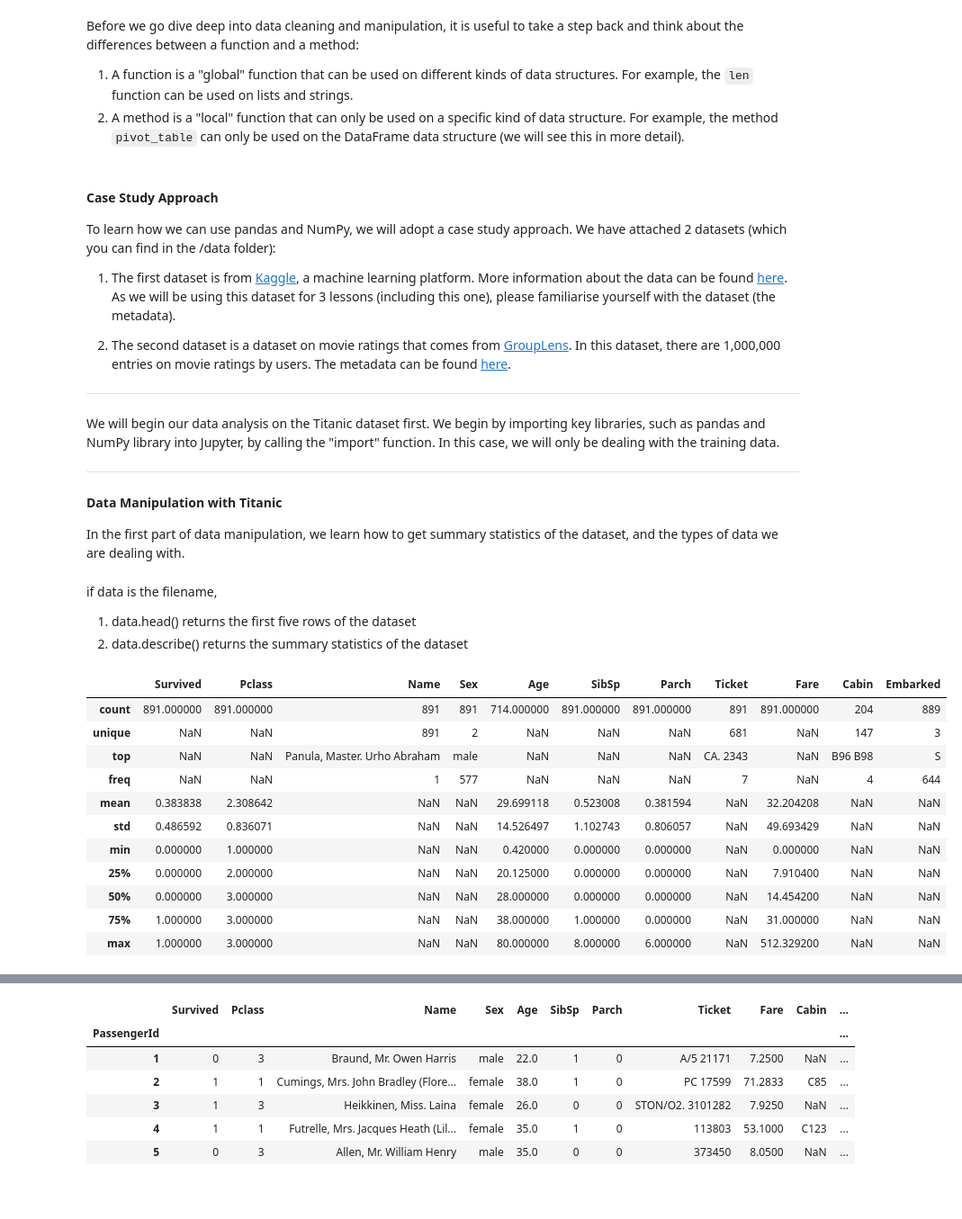
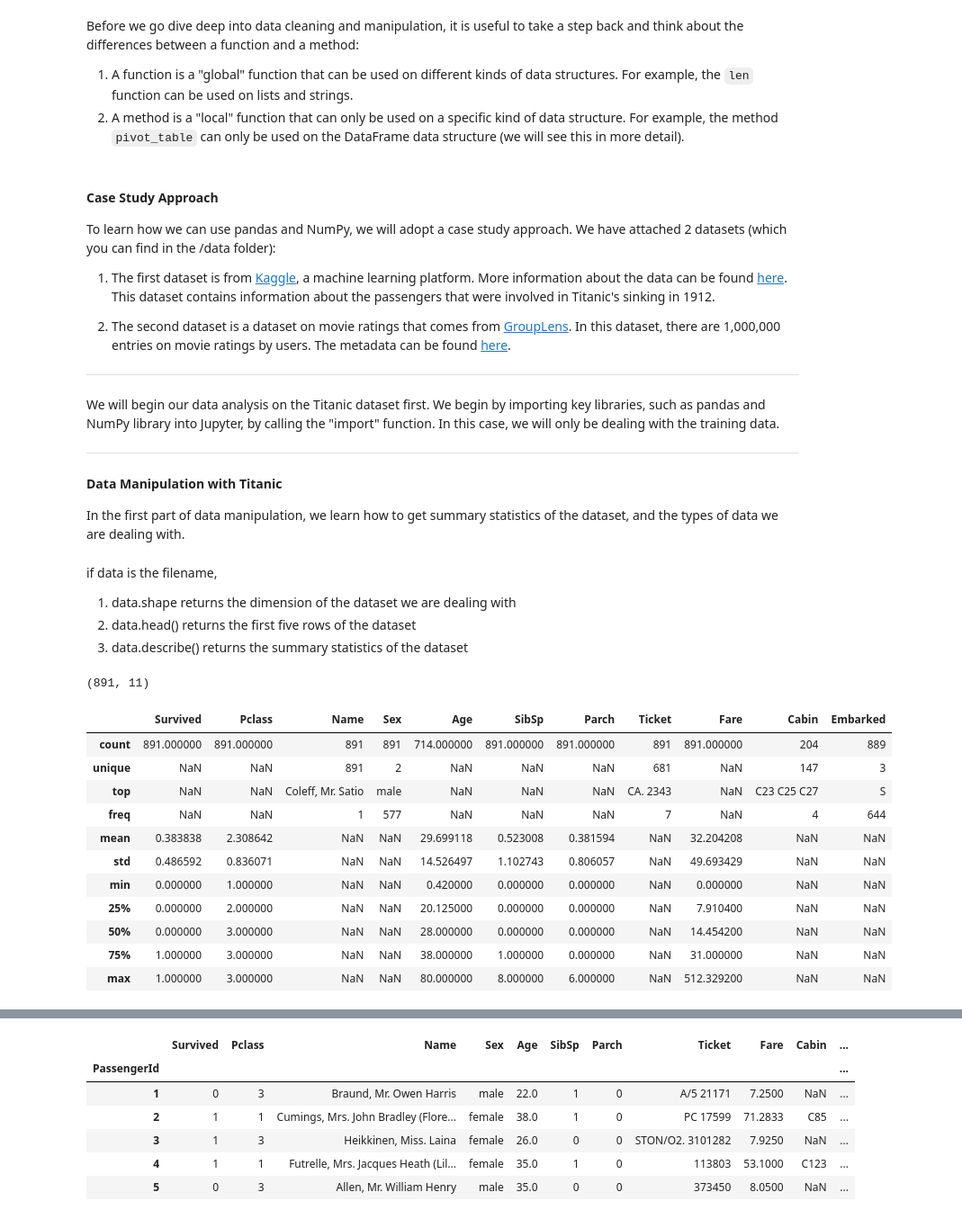
Before and after one commit to ngbolin/PythonProgrammingWorkshop, a Jupyter notebook: SMUMSE_ProgWorkshop_Lesson3.ipynb, the cells around one changed output, grey strips where cells are left out. Shown at 90% size. Drawn from its saved outputs; the diff is of its cells as text; code cells hidden in the pictures; blank space fills up the shorter version.

```diff
--- a/SMUMSE_ProgWorkshop_Lesson3.ipynb
+++ b/SMUMSE_ProgWorkshop_Lesson3.ipynb
@@ -28,7 +28,7 @@ Before we go dive deep into data cleaning and manipulation, it is useful to take
 
 To learn how we can use pandas and NumPy, we will adopt a case study approach. We have attached 2 datasets (which you can find in the /data folder):
 
-1. The first dataset is from [Kaggle](https://www.kaggle.com/), a machine learning platform. More information about the data can be found [here](https://www.kaggle.com/c/titanic/data). As we will be using this dataset for 3 lessons (including this one), please familiarise yourself with the dataset (the metadata).
+1. The first dataset is from [Kaggle](https://www.kaggle.com/), a machine learning platform. More information about the data can be found [here](https://www.kaggle.com/c/titanic/data). This dataset contains information about the passengers that were involved in Titanic's sinking in 1912.
 
 2. The second dataset is a dataset on movie ratings that comes from [GroupLens](https://grouplens.org/). In this dataset, there are 1,000,000 entries on movie ratings by users. The metadata can be found [here](http://files.grouplens.org/datasets/movielens/ml-1m-README.txt).
 
@@ -43,20 +43,23 @@ In the first part of data manipulation, we learn how to get summary statistics o
 # %% [markdown]
 if data is the filename,
 
-1. data.head() returns the first five rows of the dataset
-2. data.describe() returns the summary statistics of the dataset
+1. data.shape returns the dimension of the dataset we are dealing with
+2. data.head() returns the first five rows of the dataset
+3. data.describe() returns the summary statistics of the dataset
 # %%
 import pandas as pd
 import numpy as np
 
 # Since data is in the form of a csv file, we can use pd.read_csv
-train_data = pd.read_csv('/Users/ngbolin/Desktop/Python/data/titanic/train.csv', index_col = 0) # The first column is the index
+train_data = pd.read_csv('/Users/ngbolin/Downloads/PythonProgrammingWorkshop-master/data/titanic/train.csv', index_col = 0) # The first column is the index
+print(train_data.shape)
 train_data.describe(include='all') # Describe gives a summary of the dataframe
 # %% [output]
+(891, 11)
 |  | Survived | Pclass | Name | Sex | Age | SibSp | Parch | Ticket | Fare | Cabin | Embarked |
 | count | 891.000000 | 891.000000 | 891 | 891 | 714.000000 | 891.000000 | 891.000000 | 891 | 891.000000 | 204 | 889 |
 | unique | NaN | NaN | 891 | 2 | NaN | NaN | NaN | 681 | NaN | 147 | 3 |
-| top | NaN | NaN | Panula, Master. Urho Abraham | male | NaN | NaN | NaN | CA. 2343 | NaN | B96 B98 | S |
+| top | NaN | NaN | Coleff, Mr. Satio | male | NaN | NaN | NaN | CA. 2343 | NaN | C23 C25 C27 | S |
 | freq | NaN | NaN | 1 | 577 | NaN | NaN | NaN | 7 | NaN | 4 | 644 |
 | mean | 0.383838 | 2.308642 | NaN | NaN | 29.699118 | 0.523008 | 0.381594 | NaN | 32.204208 | NaN | NaN |
 | std | 0.486592 | 0.836071 | NaN | NaN | 14.526497 | 1.102743 | 0.806057 | NaN | 49.693429 | NaN | NaN |
```
Also changed, not shown: parts of 88 cells of this notebook.
